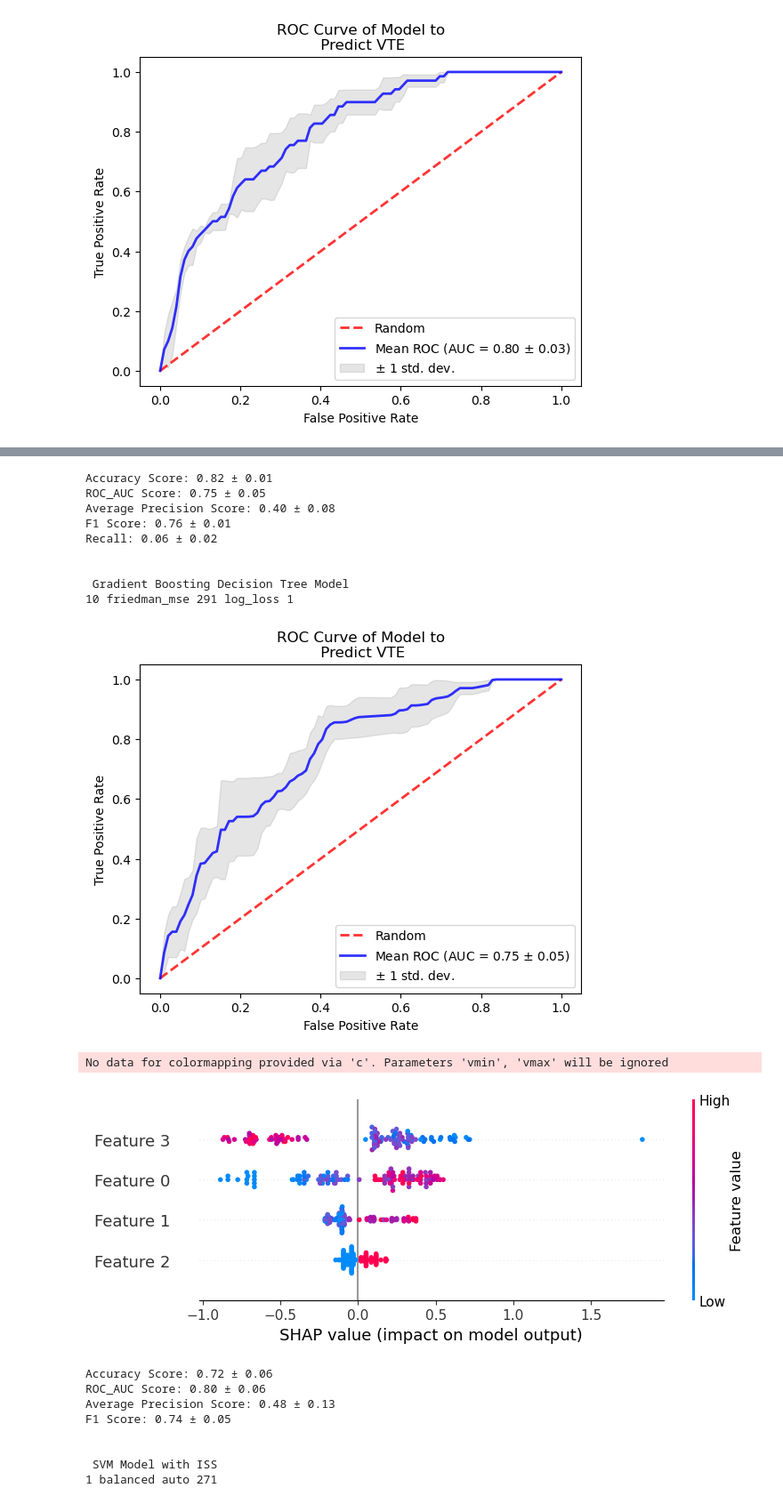
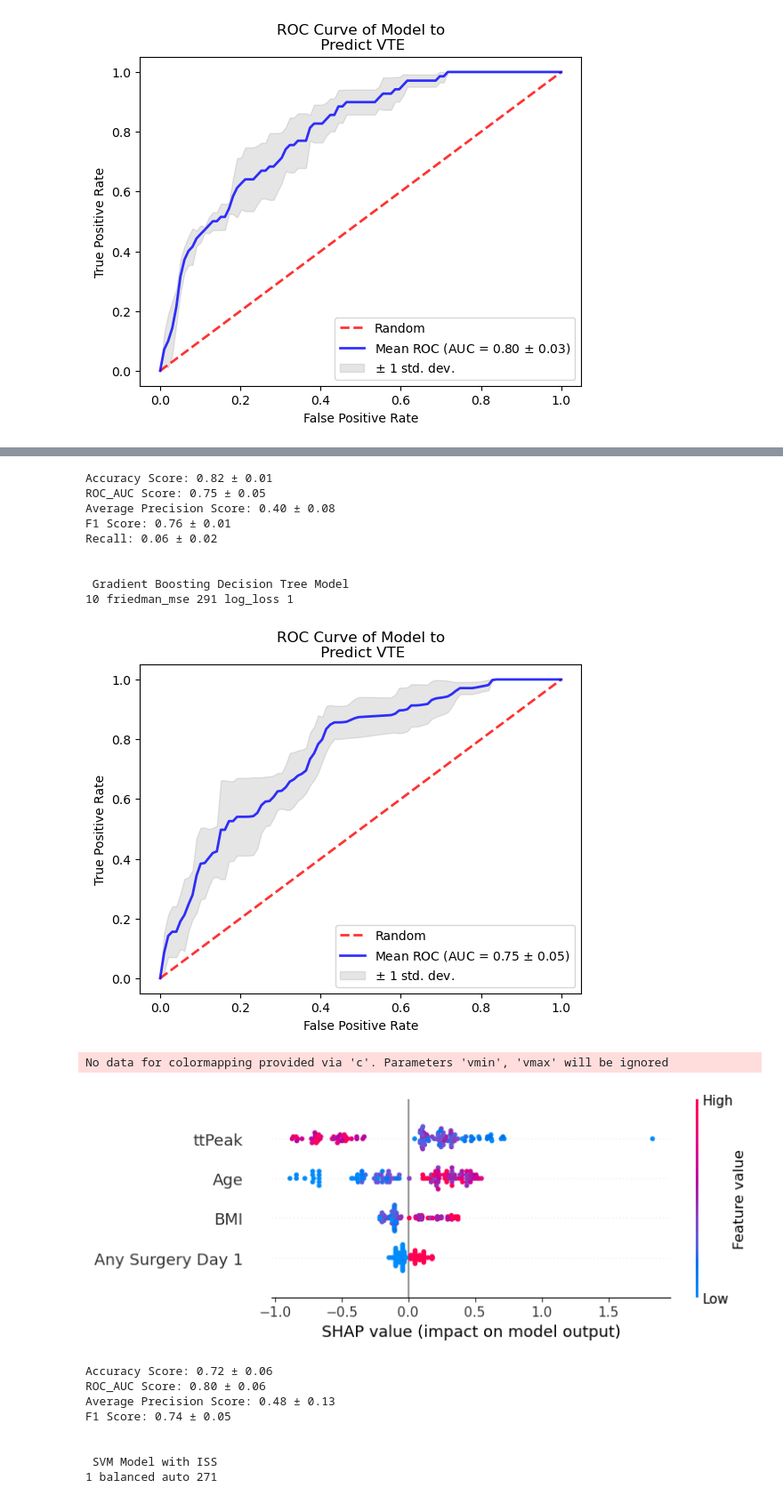
Before and after one commit to Ramborang/Capstone, a Jupyter notebook: Model with Optimized Parameters.ipynb, the cells around one changed output, grey strips where cells are left out. Shown at 89% size. Saved outputs shown, nothing was run; the diff lists cells and outputs as text; code cells hidden in the pictures.

```diff
--- a/Model with Optimized Parameters.ipynb
+++ b/Model with Optimized Parameters.ipynb
@@ -263,35 +265,35 @@ for random_state in range(290,292):
                         max_random_state = random_state
                         max_loss = loss
                         max_subsample = subsample
                     C += 1
                     subsample += 0.1
 
 classifier = GradientBoostingClassifier(n_estimators = max_C, random_state = max_random_state, subsample = max_subsample, criterion = max_criterion, loss = max_loss)
 Scores(cv, classifier, X, y)
 print("\n\n Gradient Boosting Decision Tree Model")
 print(max_C, max_criterion, max_random_state, max_loss, max_subsample)
 Curve(cv, classifier, X, y)
 
 # Experimenting with SHAP values
 X_train, X_test, y_train, y_test = model_selection.train_test_split(X, y, test_size=0.3, random_state=max_random_state)
 classifier.fit(X_train, y_train)
 y_pred = classifier.predict(X_test)
 explainer = shap.Explainer(classifier)
 shap_values = explainer.shap_values(X_test)
-shap.summary_plot(shap_values, X_test)
+shap.summary_plot(shap_values, X_test, feature_names = ['Age','BMI','Any Surgery Day 1','ttPeak'])
 # %% [output]
 Accuracy Score: 0.82 ± 0.01
 ROC_AUC Score: 0.75 ± 0.05
 Average Precision Score: 0.40 ± 0.08
 F1 Score: 0.76 ± 0.01
 Recall: 0.06 ± 0.02
 
 
  Gradient Boosting Decision Tree Model
 10 friedman_mse 291 log_loss 1
 [figure]
 No data for colormapping provided via 'c'. Parameters 'vmin', 'vmax' will be ignored
-[figure, old version]
+[figure, new version]
 # %%
 # Let's see what happens when we include injury severity score
 # Set explanatory variables
```
Also changed, not shown: parts of 2 cells of this notebook.
